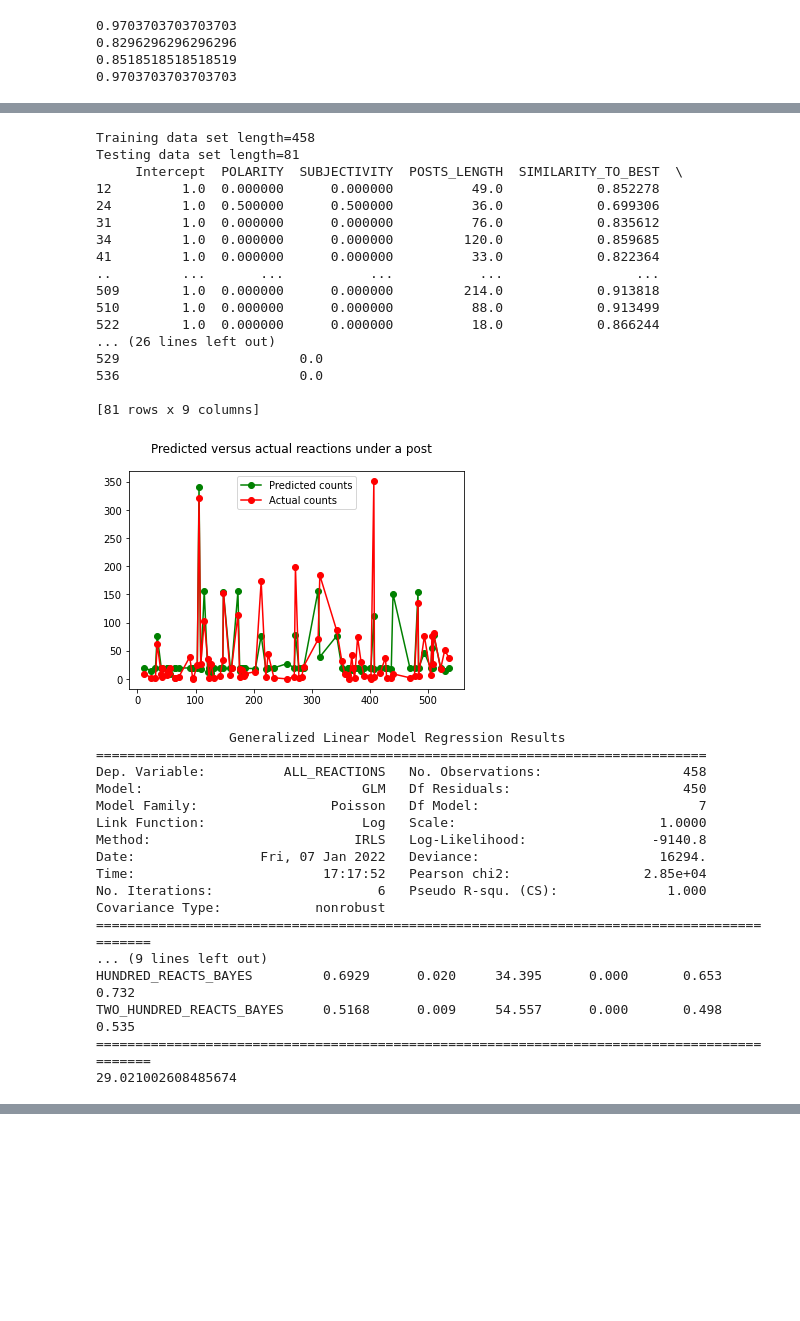
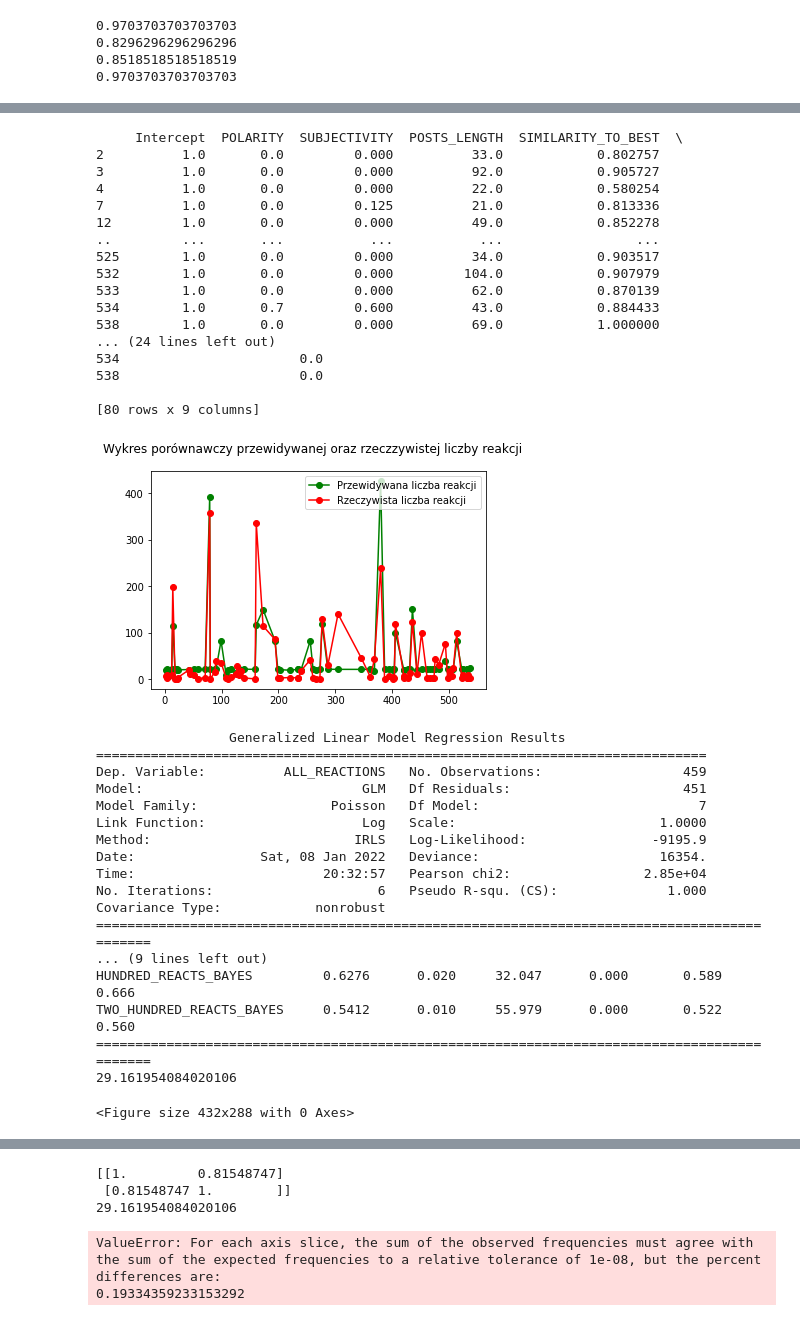
Before and after one commit to JakubSliwinski99/jsliwinski-praca-inz, a Jupyter notebook: create_df_facebook.ipynb, the cells around one changed output, grey strips where cells are left out. Saved outputs shown, nothing was run; the diff lists cells and outputs as text; code cells hidden in the pictures; blank space fills up the shorter version.

```diff
--- a/create_df_facebook.ipynb
+++ b/create_df_facebook.ipynb
@@ -326,69 +347,82 @@ import matplotlib.pyplot as plt
 df_facebook = pd.read_csv('data_facebook/facebook_data.csv')
 
 mask = np.random.rand(len(df_facebook)) < 0.85
 df_train = df_facebook[mask]
 df_test = df_facebook[~mask]
-print('Training data set length='+str(len(df_train)))
-print('Testing data set length='+str(len(df_test)))
 
 expr = """ALL_REACTIONS ~ POLARITY + SUBJECTIVITY + POSTS_LENGTH + SIMILARITY_TO_BEST + TWENTY_REACTS_BAYES + FIFTY_REACTS_BAYES + HUNDRED_REACTS_BAYES + TWO_HUNDRED_REACTS_BAYES"""
 
 y_train, X_train = dmatrices(expr, df_train, return_type='dataframe')
 y_test, X_test = dmatrices(expr, df_test, return_type='dataframe')
 print(X_test)
 
 poisson_training_results = sm.GLM(y_train, X_train, family=sm.families.Poisson()).fit()
 
 poisson_predictions = poisson_training_results.get_prediction(X_test)
-#summary_frame() returns a pandas DataFrame
 predictions_summary_frame = poisson_predictions.summary_frame()
-#print(predictions_summary_frame)
 
 predicted_counts=predictions_summary_frame['mean']
 actual_counts = y_test['ALL_REACTIONS']
 fig = plt.figure()
-fig.suptitle('Predicted versus actual reactions under a post')
-predicted, = plt.plot(X_test.index, predicted_counts, 'go-', label='Predicted counts')
-actual, = plt.plot(X_test.index, actual_counts, 'ro-', label='Actual counts')
+fig.suptitle('Wykres porównawczy przewidywanej oraz rzeczzywistej liczby reakcji')
+predicted, = plt.plot(X_test.index, predicted_counts, 'go-', label='Przewidywana liczba reakcji')
+actual, = plt.plot(X_test.index, actual_counts, 'ro-', label='Rzeczywista liczba reakcji')
 plt.legend(handles=[predicted, actual])
 plt.show()
 
 #Print the training summary.
 print(poisson_training_results.summary())
 print(mean_poisson_deviance(actual_counts, predicted_counts))
+
+from scipy.stats import chisquare
+
+plt.clf()
+fig = plt.figure()
+fig.suptitle('Wykres porównawczy przewidywanej oraz rzeczzywistej liczby reakcji')
+plt.scatter(x=predicted_counts, y=actual_counts, marker='.')
+plt.xlim([0, 550])
+plt.ylim([0, 550])
+plt.xlabel('Przewidywana liczba reakcji')
+plt.ylabel('Rzeczywista liczba reakcji')
+plt.show()
+
+print(np.corrcoef(predicted_counts, actual_counts))
+print(mean_poisson_deviance(actual_counts, predicted_counts))
+print(chisquare(predicted_counts, f_exp=actual_counts))
 # %% [output]
-Training data set length=458
-Testing data set length=81
      Intercept  POLARITY  SUBJECTIVITY  POSTS_LENGTH  SIMILARITY_TO_BEST  \
-12         1.0  0.000000      0.000000          49.0            0.852278
-24         1.0  0.500000      0.500000          36.0            0.699306
-31         1.0  0.000000      0.000000          76.0            0.835612
-34         1.0  0.000000      0.000000         120.0            0.859685
-41         1.0  0.000000      0.000000          33.0            0.822364
+2          1.0       0.0         0.000          33.0            0.802757
+3          1.0       0.0         0.000          92.0            0.905727
+4          1.0       0.0         0.000          22.0            0.580254
+7          1.0       0.0         0.125          21.0            0.813336
+12         1.0       0.0         0.000          49.0            0.852278
 ..         ...       ...           ...           ...                 ...
-509        1.0  0.000000      0.000000         214.0            0.913818
-510        1.0  0.000000      0.000000          88.0            0.913499
-522        1.0  0.000000      0.000000          18.0            0.866244
-... (26 lines left out)
-529                       0.0
-536                       0.0
+525        1.0       0.0         0.000          34.0            0.903517
+532        1.0       0.0         0.000         104.0            0.907979
+533        1.0       0.0         0.000          62.0            0.870139
+534        1.0       0.7         0.600          43.0            0.884433
+538        1.0       0.0         0.000          69.0            1.000000
+... (24 lines left out)
+534                       0.0
+538                       0.0
 
-[81 rows x 9 columns]
+[80 rows x 9 columns]
-[figure, old version]
+[figure, new version]
                  Generalized Linear Model Regression Results
 ==============================================================================
-Dep. Variable:          ALL_REACTIONS   No. Observations:                  458
-Model:                            GLM   Df Residuals:                      450
+Dep. Variable:          ALL_REACTIONS   No. Observations:                  459
+Model:                            GLM   Df Residuals:                      451
 Model Family:                 Poisson   Df Model:                            7
 Link Function:                    Log   Scale:                          1.0000
-Method:                          IRLS   Log-Likelihood:                -9140.8
-Date:                Fri, 07 Jan 2022   Deviance:                       16294.
-Time:                        17:17:52   Pearson chi2:                 2.85e+04
+Method:                          IRLS   Log-Likelihood:                -9195.9
+Date:                Sat, 08 Jan 2022   Deviance:                       16354.
+Time:                        20:32:57   Pearson chi2:                 2.85e+04
 No. Iterations:                     6   Pseudo R-squ. (CS):              1.000
 Covariance Type:            nonrobust
 ============================================================================================
 ... (9 lines left out)
-HUNDRED_REACTS_BAYES         0.6929      0.020     34.395      0.000       0.653       0.732
-TWO_HUNDRED_REACTS_BAYES     0.5168      0.009     54.557      0.000       0.498       0.535
+HUNDRED_REACTS_BAYES         0.6276      0.020     32.047      0.000       0.589       0.666
+TWO_HUNDRED_REACTS_BAYES     0.5412      0.010     55.979      0.000       0.522       0.560
 ============================================================================================
-29.021002608485674
+29.161954084020106
+<Figure size 432x288 with 0 Axes>
@@ -394,0 +430,5 @@ TWO_HUNDRED_REACTS_BAYES     0.5168      0.009     54.557      0.000       0.498
+[[1.         0.81548747]
+ [0.81548747 1.        ]]
+29.161954084020106
+ValueError: For each axis slice, the sum of the observed frequencies must agree with the sum of the expected frequencies to a relative tolerance of 1e-08, but the percent differences are:
+0.19334359233153292
```
Also changed, not shown: parts of 7 cells of this notebook, 5 other files.
